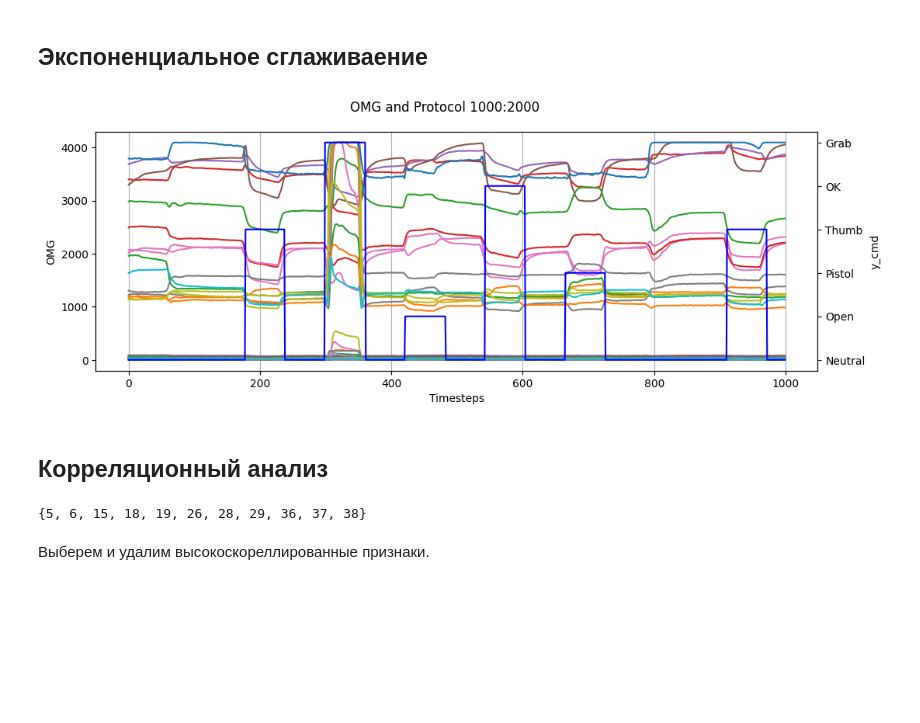
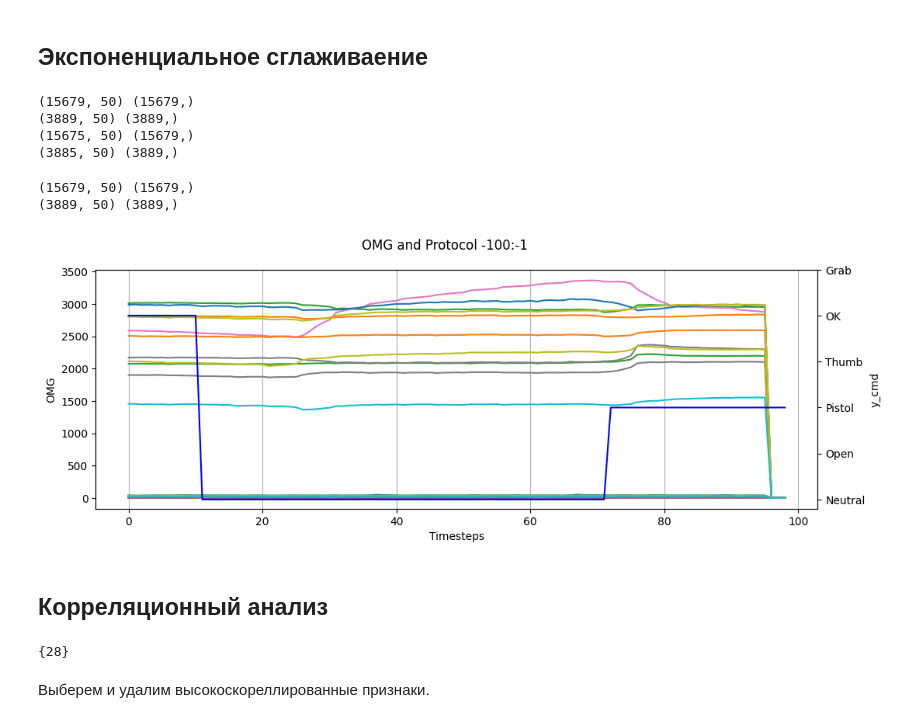
Before and after one commit to banzarkhan/motorika-internship-team, a Jupyter notebook: baseline_khavi.ipynb, the cells around one changed output. Saved outputs shown, nothing was run; the diff lists cells and outputs as text; code cells hidden in the pictures; blank space fills up the shorter version.

```diff
--- a/baseline_khavi.ipynb
+++ b/baseline_khavi.ipynb
@@ -92,7 +92,7 @@ model — model of data
 # %%
 # palm_file = './data/2023-05-31_17-14-41.palm' --- исходный датасет (2-й оператор)
 
-palm_file = './data/2023-05-05_17-57-30.palm'
+palm_file = './data/2023-05-31_17-14-41.palm'
 gestures = read_omg_csv(
     palm_file,
     n_omg_channels=50,
@@ -558,7 +541,56 @@ X_test_es = Exp_Smoothing(X_test)
+# %%
+# Функция для экспоненциального сглаживания
+def get_smoothing(Xdf, sample_size=5, alpha=0.3):
+    """Функция для экспоненциального сглаживания
+
+    Args:
+        Xdf (ndarray): Массив данных.
+        sample_size (int, optional): Размер сглаживаемой выборки. Defaults to 5.
+        alpha (float, optional): Коэффициент сглаживания. Defaults to 0.3.
+
+    Returns:
+        ndarray: Преобразованный массив.
+    """
+    samples, j = [], 0
+    for i in range(sample_size, Xdf.shape[0] + 1, sample_size):
+        x_smoothed = Xdf.loc[j:i-1, list(Xdf.columns)].ewm(alpha=alpha, adjust=True).mean().values
+        samples.append(x_smoothed)
+        j = i
+
+    X_ewm = np.row_stack(samples)
+
+    return X_ewm
+# %%
+X_train_ewm = get_smoothing(pd.DataFrame(X_train))
+X_test_ewm = get_smoothing(pd.DataFrame(X_test))
+# %%
+print(X_train.shape, y_train_shifted.shape)
+print(X_test.shape, y_test_shifted.shape)
+print(X_train_ewm.shape, y_train_shifted.shape)
+print(X_test_ewm.shape, y_test_shifted.shape)
+# %% [output]
+(15679, 50) (15679,)
+(3889, 50) (3889,)
+(15675, 50) (15679,)
+(3885, 50) (3889,)
+# %%
+diff = X_train.shape[0] - X_train_ewm.shape[0]
+
+# Ваш массив с новой размерностью
+zeros_array = np.zeros((diff, X_train.shape[1]))  # Например, замените эту строку на вашу функцию
+
+X_train_ewm = np.vstack((X_train_ewm, zeros_array))
+X_test_ewm = np.vstack((X_test_ewm, zeros_array))
+
+print(X_train_ewm.shape, y_train_shifted.shape)
+print(X_test_ewm.shape, y_test_shifted.shape)
+# %% [output]
+(15679, 50) (15679,)
+(3889, 50) (3889,)
 # %%
-get_graphs(X_train_es, y_train_shifted, start=1000, end=2000)
+get_graphs(X_train_ewm, y_train_shifted, start=-100, end=-1)
 # %% [output]
-[figure, old version]
+[figure, new version]
 # %% [markdown]
 ## Корреляционный анализ
 # %%
@@ -595,10 +627,10 @@ def find_highly_correlated_features(data, threshold=0.9):
 
     return high_corr_features, set(features_to_remove)
 # %%
-_, features_to_remove = find_highly_correlated_features(X_train_es)
+_, features_to_remove = find_highly_correlated_features(X_train_ewm)
 features_to_remove
 # %% [output]
-{5, 6, 15, 18, 19, 26, 28, 29, 36, 37, 38}
+{28}
 # %% [markdown]
 Выберем и удалим высокоскореллированные признаки.
 # %%
```
Also changed, not shown: parts of 37 cells of this notebook.
